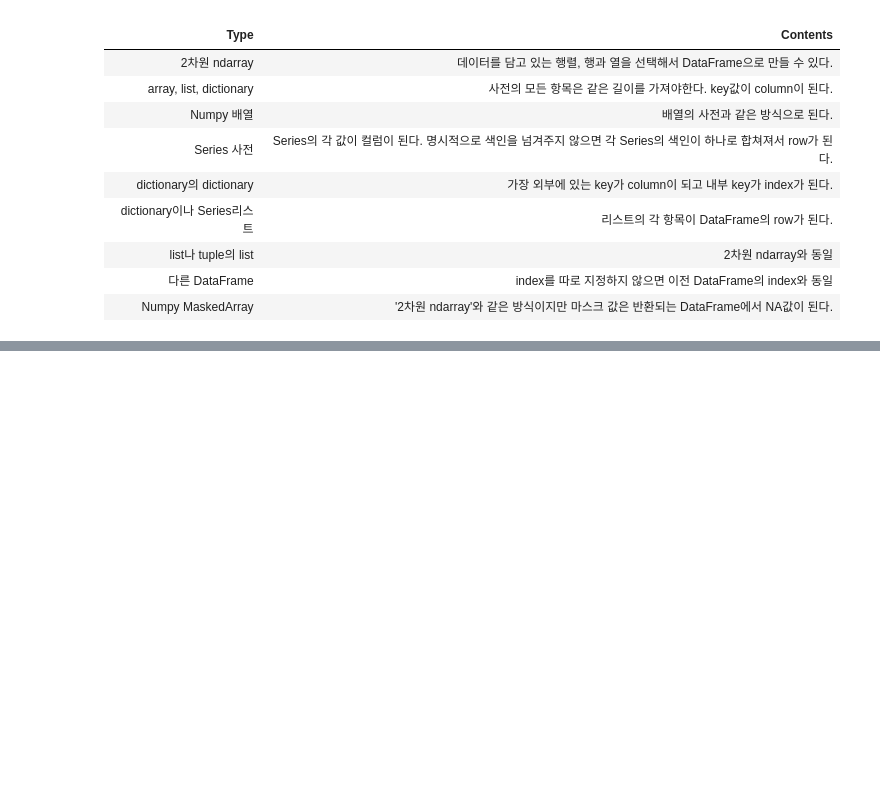
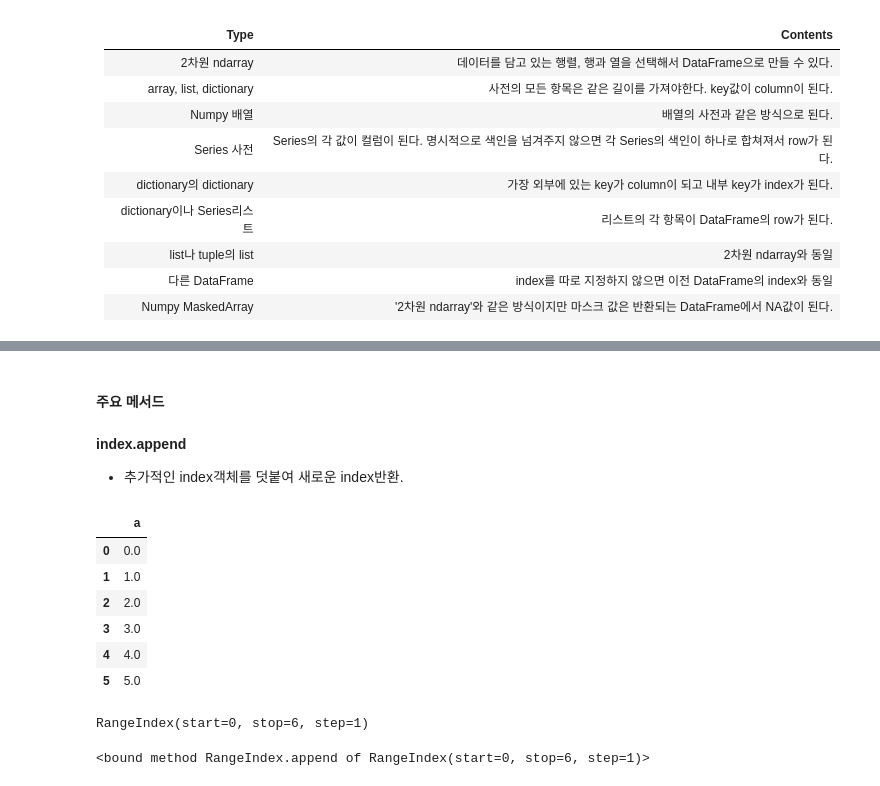
Before and after one commit to NinCastle/Study_Python, a Jupyter notebook: Pandas/Pandas_Basic.ipynb, the cells around one changed output, grey strips where cells are left out. Cells and saved outputs as stored; diff of their text form; code cells hidden in the pictures; blank space fills up the shorter version.

Commit message:
20180424 add index object-1

```diff
--- a/Pandas/Pandas_Basic.ipynb
+++ b/Pandas/Pandas_Basic.ipynb
@@ -445,0 +460,5 @@ Index([u'col2', u'name', u'col3'], dtype='object')
+# %% [markdown]
+#### 주요 메서드
+# %% [markdown]
+**index.append**
+* 추가적인 index객체를 덧붙여 새로운 index반환.
@@ -445,0 +469,21 @@ Index([u'col2', u'name', u'col3'], dtype='object')
+# %%
+test = DataFrame()
+# %%
+test['a'] = np.arange(6.)
+test
+# %% [output]
+|  | a |
+| 0 | 0.0 |
+| 1 | 1.0 |
+| 2 | 2.0 |
+| 3 | 3.0 |
+| 4 | 4.0 |
+| 5 | 5.0 |
+# %%
+test.index
+# %% [output]
+RangeIndex(start=0, stop=6, step=1)
+# %%
+test.index.append
+# %% [output]
+<bound method RangeIndex.append of RangeIndex(start=0, stop=6, step=1)>
```
Also changed, not shown: parts of 2 cells of this notebook.
